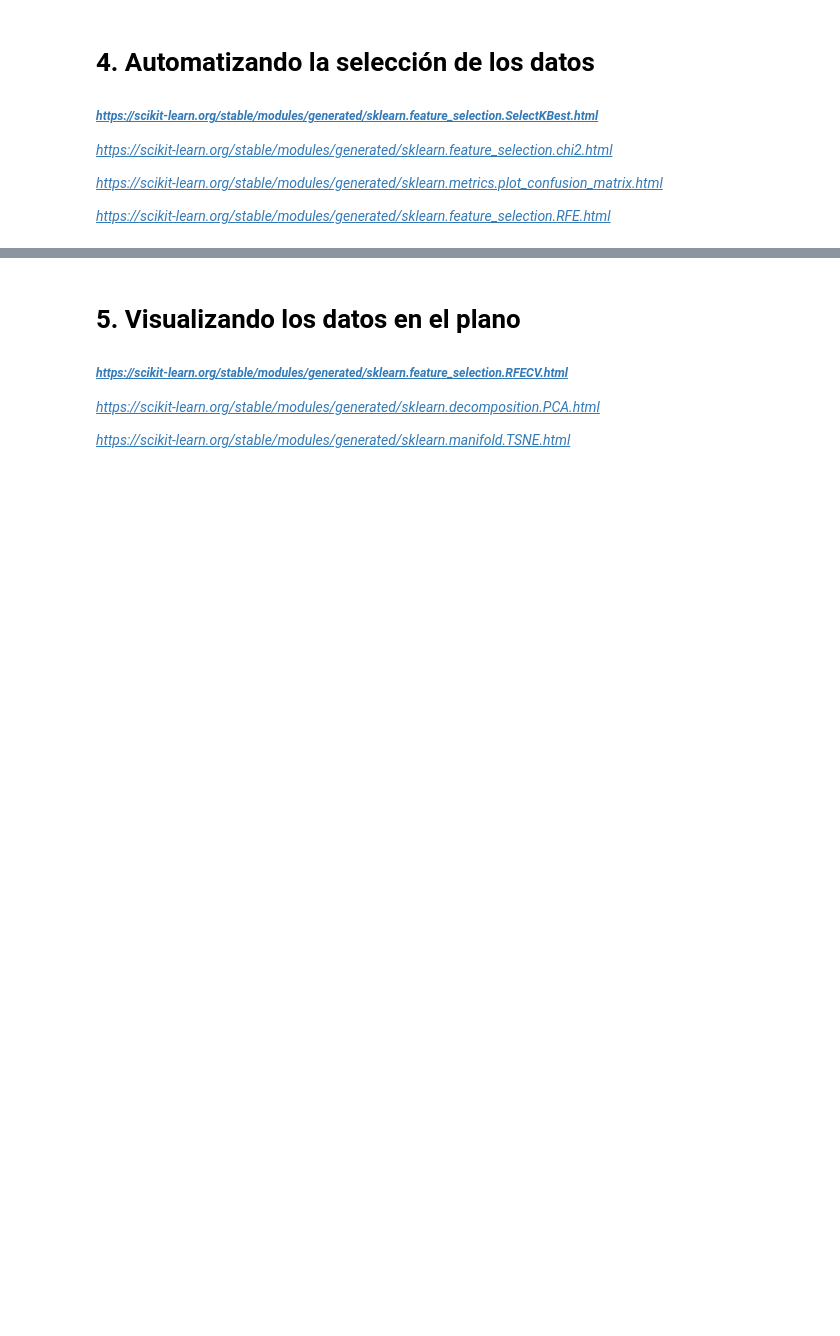
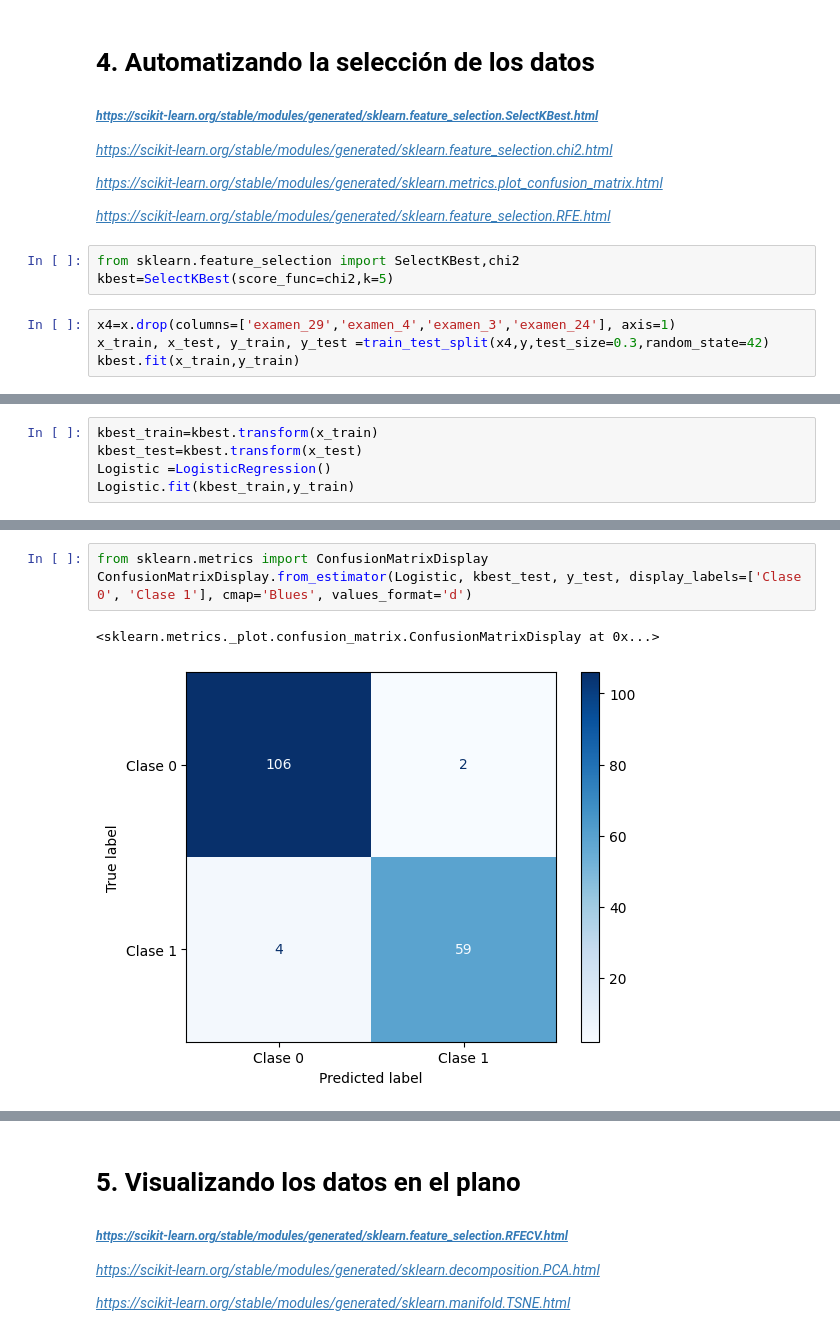
Before and after one commit to Ivan96LV/Machine_Learning, a Jupyter notebook: dimensionality_reduction.ipynb, the cells around one changed output, grey strips where cells are left out. Cells and saved outputs as stored; diff of their text form; blank space fills up the shorter version.

```diff
--- a/dimensionality_reduction.ipynb
+++ b/dimensionality_reduction.ipynb
@@ -161,3 +254,10 @@ La exactitud es:98.25%
 *https://scikit-learn.org/stable/modules/generated/sklearn.metrics.plot_confusion_matrix.html*
 
 *https://scikit-learn.org/stable/modules/generated/sklearn.feature_selection.RFE.html*
+# %%
+from sklearn.feature_selection import SelectKBest,chi2
+kbest=SelectKBest(score_func=chi2,k=5)
+# %%
+x4=x.drop(columns=['examen_29','examen_4','examen_3','examen_24'], axis=1)
+x_train, x_test, y_train, y_test =train_test_split(x4,y,test_size=0.3,random_state=42)
+kbest.fit(x_train,y_train)
@@ -163,0 +266,5 @@ La exactitud es:98.25%
+# %%
+kbest_train=kbest.transform(x_train)
+kbest_test=kbest.transform(x_test)
+Logistic =LogisticRegression()
+Logistic.fit(kbest_train,y_train)
@@ -163,0 +289,6 @@ La exactitud es:98.25%
+# %%
+from sklearn.metrics import ConfusionMatrixDisplay
+ConfusionMatrixDisplay.from_estimator(Logistic, kbest_test, y_test, display_labels=['Clase 0', 'Clase 1'], cmap='Blues', values_format='d')
+# %% [output]
+<sklearn.metrics._plot.confusion_matrix.ConfusionMatrixDisplay at 0x...>
+[figure, added]
```
Also changed, not shown: parts of 15 cells of this notebook.
